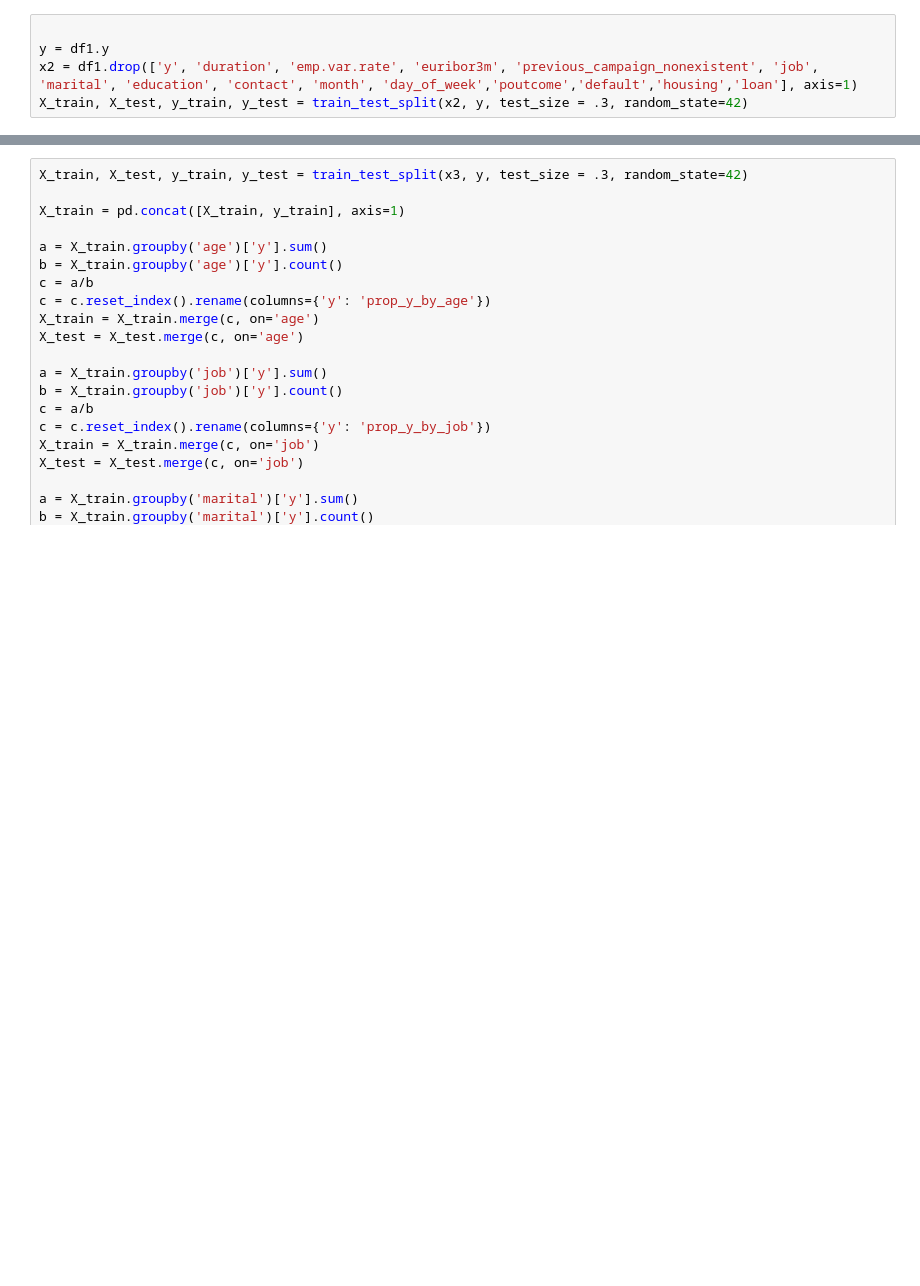
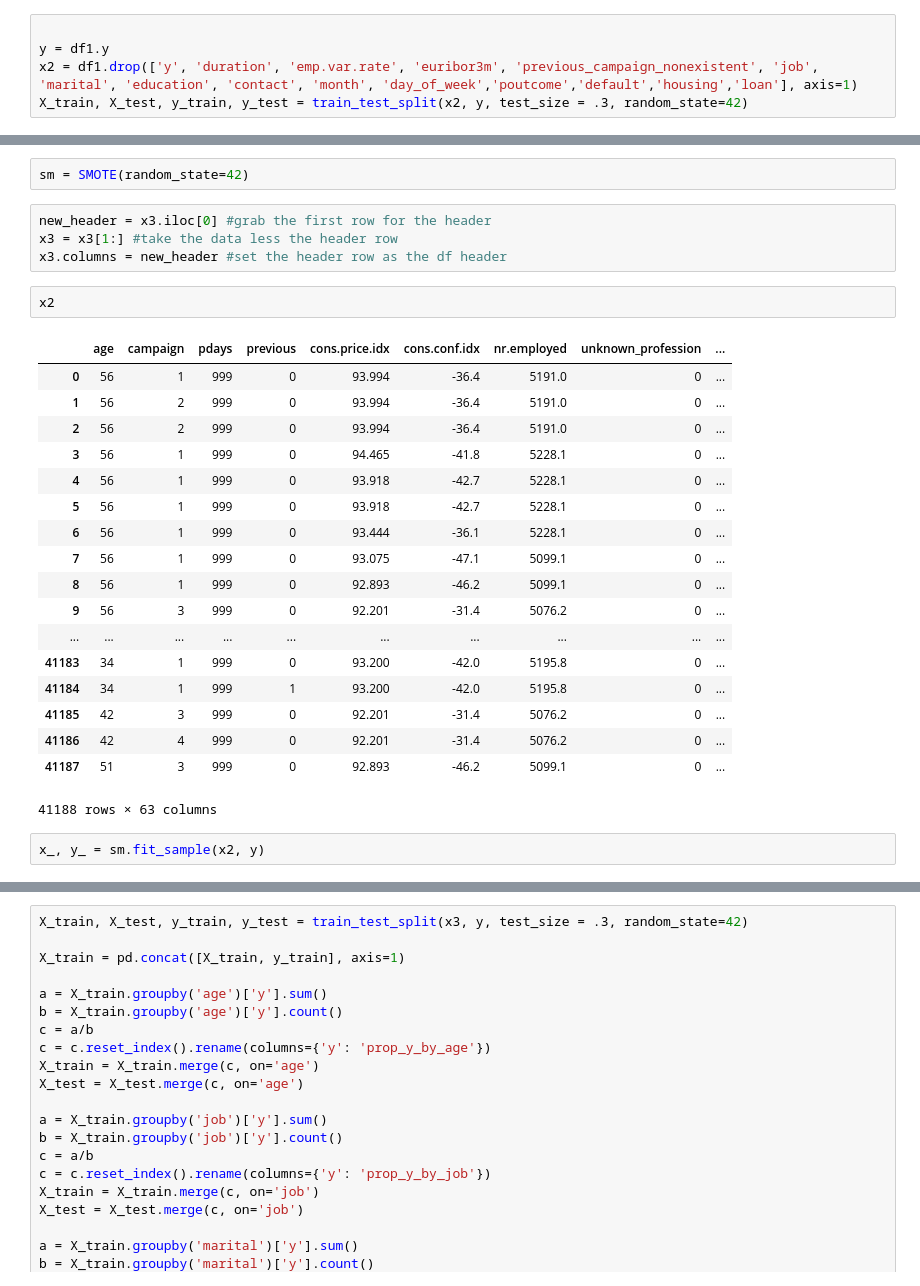
Before and after one commit to kcalab92/Springboard-DataScience, a Jupyter notebook: Bank Loan Subscription/Model.1.ipynb, the cells around one changed output, grey strips where cells are left out. Cells and saved outputs as stored; diff of their text form; blank space fills up the shorter version.

```diff
--- a/Bank Loan Subscription/Model.1.ipynb
+++ b/Bank Loan Subscription/Model.1.ipynb
@@ -54,0 +68,29 @@ IndentationError: unexpected indent (<ipython-input-26-1d58174bf6e9>, line 6)
+# %%
+sm = SMOTE(random_state=42)
+# %%
+new_header = x3.iloc[0] #grab the first row for the header
+x3 = x3[1:] #take the data less the header row
+x3.columns = new_header #set the header row as the df header
+# %%
+x2
+# %% [output]
+|  | age | campaign | pdays | previous | cons.price.idx | cons.conf.idx | nr.employed | unknown_profession | ... |
+| 0 | 56 | 1 | 999 | 0 | 93.994 | -36.4 | 5191.0 | 0 | ... |
+| 1 | 56 | 2 | 999 | 0 | 93.994 | -36.4 | 5191.0 | 0 | ... |
+| 2 | 56 | 2 | 999 | 0 | 93.994 | -36.4 | 5191.0 | 0 | ... |
+| 3 | 56 | 1 | 999 | 0 | 94.465 | -41.8 | 5228.1 | 0 | ... |
+| 4 | 56 | 1 | 999 | 0 | 93.918 | -42.7 | 5228.1 | 0 | ... |
+| 5 | 56 | 1 | 999 | 0 | 93.918 | -42.7 | 5228.1 | 0 | ... |
+| 6 | 56 | 1 | 999 | 0 | 93.444 | -36.1 | 5228.1 | 0 | ... |
+| 7 | 56 | 1 | 999 | 0 | 93.075 | -47.1 | 5099.1 | 0 | ... |
+| 8 | 56 | 1 | 999 | 0 | 92.893 | -46.2 | 5099.1 | 0 | ... |
+| 9 | 56 | 3 | 999 | 0 | 92.201 | -31.4 | 5076.2 | 0 | ... |
+| ... | ... | ... | ... | ... | ... | ... | ... | ... | ... |
+| 41183 | 34 | 1 | 999 | 0 | 93.200 | -42.0 | 5195.8 | 0 | ... |
+| 41184 | 34 | 1 | 999 | 1 | 93.200 | -42.0 | 5195.8 | 0 | ... |
+| 41185 | 42 | 3 | 999 | 0 | 92.201 | -31.4 | 5076.2 | 0 | ... |
+| 41186 | 42 | 4 | 999 | 0 | 92.201 | -31.4 | 5076.2 | 0 | ... |
+| 41187 | 51 | 3 | 999 | 0 | 92.893 | -46.2 | 5099.1 | 0 | ... |
+41188 rows × 63 columns
+# %%
+x_, y_ = sm.fit_sample(x2, y)
```
Also changed, not shown: parts of 6 cells of this notebook, 1 other file.
